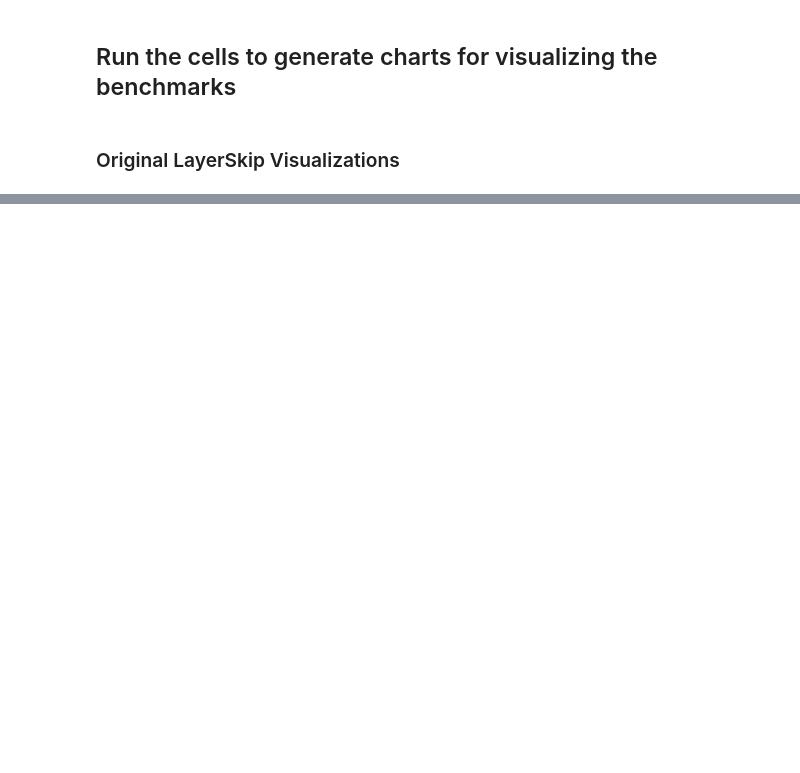
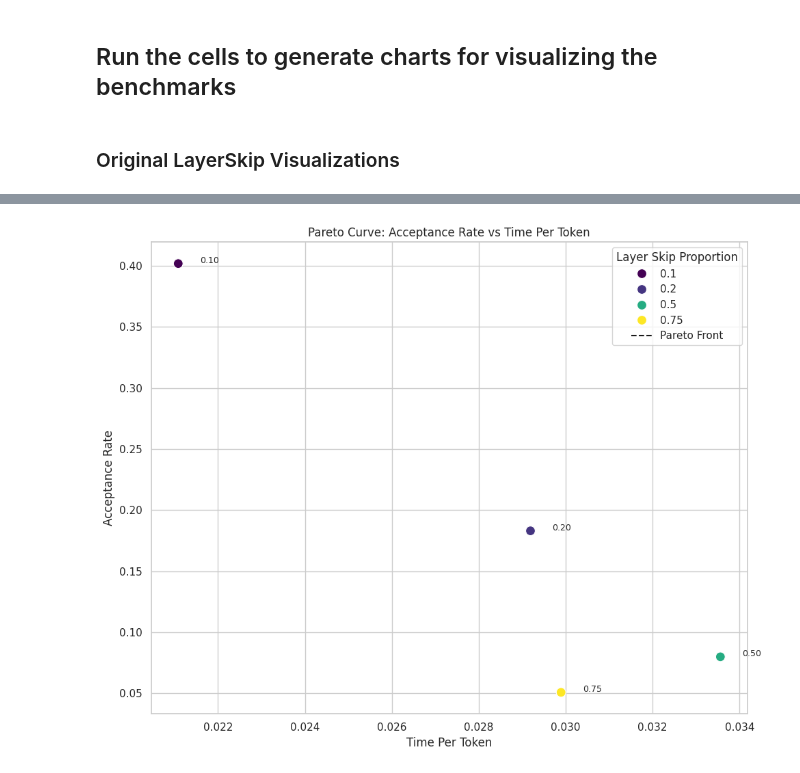
Before and after one commit to radroof22/cs7643-project-skiplayer, a Jupyter notebook: LayerSkip/logs/result_visualization.ipynb, the cells around one changed output, grey strips where cells are left out. Drawn from its saved outputs; the diff is of its cells as text; code cells hidden in the pictures; blank space fills up the shorter version.

```diff
--- a/LayerSkip/logs/result_visualization.ipynb
+++ b/LayerSkip/logs/result_visualization.ipynb
@@ -76,0 +88,80 @@ for metric in metrics_to_plot:
+# %%
+import glob
+import json
+import re
+import pandas as pd
+import matplotlib.pyplot as plt
+import seaborn as sns
+import numpy as np
+
+path_pattern = '/home/hice1/iju6/scratch/cs7643-project-skiplayer/LayerSkip/logs/DynamicLayerSkip_gs8mk/*.json'
+files = glob.glob(path_pattern)
+
+results = []
+
+for file_path in sorted(files):
+    with open(file_path, 'r') as f:
+        content = f.read()
+
+    json_objects = re.findall(r'\{.*?\}(?=\{|\Z)', content, flags=re.DOTALL)
+    parsed_data = [json.loads(obj) for obj in json_objects]
+
+    hyperparams = parsed_data[2]
+    metrics = parsed_data[-1]
+
+    result = {
+        "dataset": file_path.split('/')[-1].replace('.json', '').replace('benchmark_', ''),
+        "layer_skip_proportion": hyperparams.get("layer_skip_proportion", 0.0),
+        "acceptance_rate": metrics["acceptance_rate"]["mean"],
+        "time_per_token": metrics["time_per_token"]["mean"],
+    }
+    results.append(result)
+
+df = pd.DataFrame(results)
+
+sns.set_theme(style="whitegrid")
+plt.figure(figsize=(10, 8))
+
+x_metric = 'time_per_token'
+y_metric = 'acceptance_rate'
+
+scatter = sns.scatterplot(
+    data=df,
+    x=x_metric,
+    y=y_metric,
+    hue="layer_skip_proportion",
+    palette="viridis",
+    s=100,
+    legend="full"
+)
+
+for i, row in df.iterrows():
+    plt.text(
+        row[x_metric] + 0.0005,
+        row[y_metric] + 0.0005,
+        f"{row['layer_skip_proportion']:.2f}",
+        fontsize=9
+    )
+
+def pareto_front(df, x_col, y_col):
+    """Return points on the Pareto front."""
+    points = df[[x_col, y_col]].values
+    points = points[np.argsort(points[:, 0])]
+
+    pareto = [points[0]]
+    for point in points[1:]:
+        if point[1] > pareto[-1][1]:
+            pareto.append(point)
+    return np.array(pareto)
+
+front = pareto_front(df, x_metric, y_metric)
+
+plt.xlabel(x_metric.replace("_", " ").title())
+plt.ylabel(y_metric.replace("_", " ").title())
+plt.title(f"Pareto Curve: {y_metric.replace('_', ' ').title()} vs {x_metric.replace('_', ' ').title()}")
+plt.legend(title="Layer Skip Proportion")
+plt.grid(True)
+plt.tight_layout()
+plt.show()
+# %% [output]
+[figure, added]
```
Also changed, not shown: parts of 2 cells of this notebook, 5 other files.
